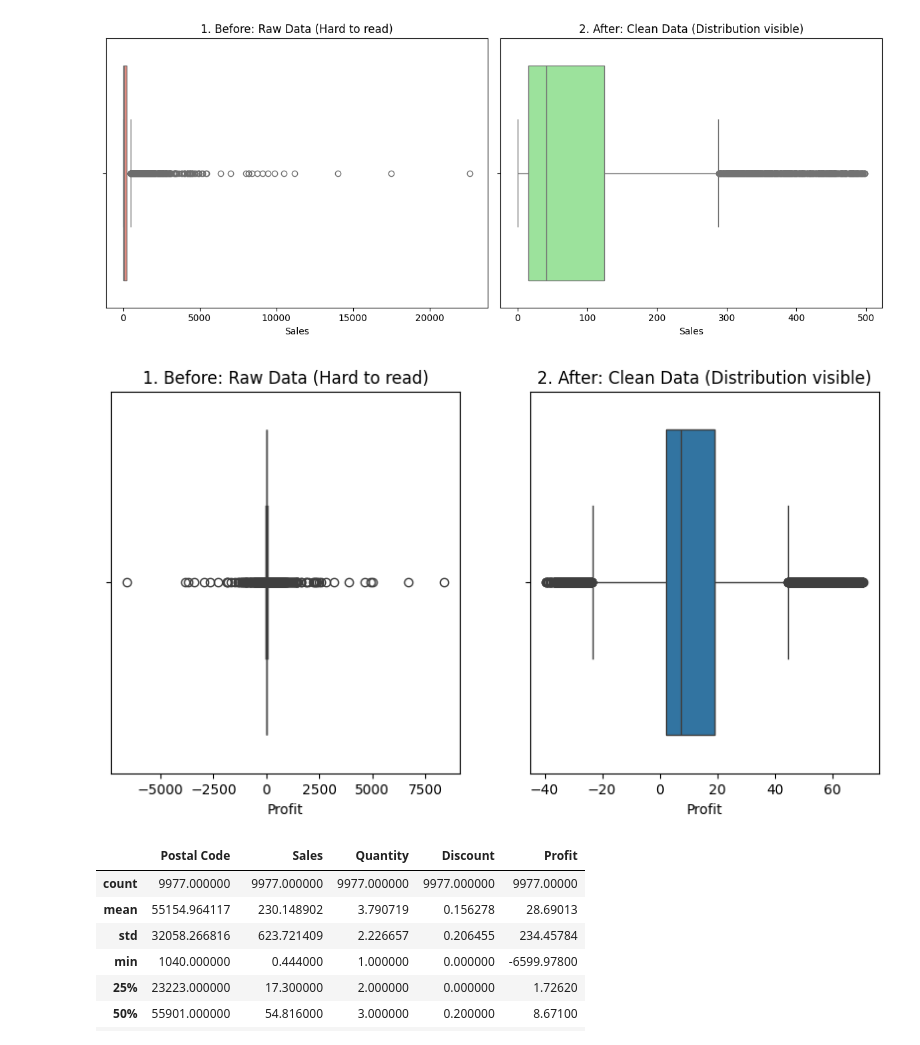
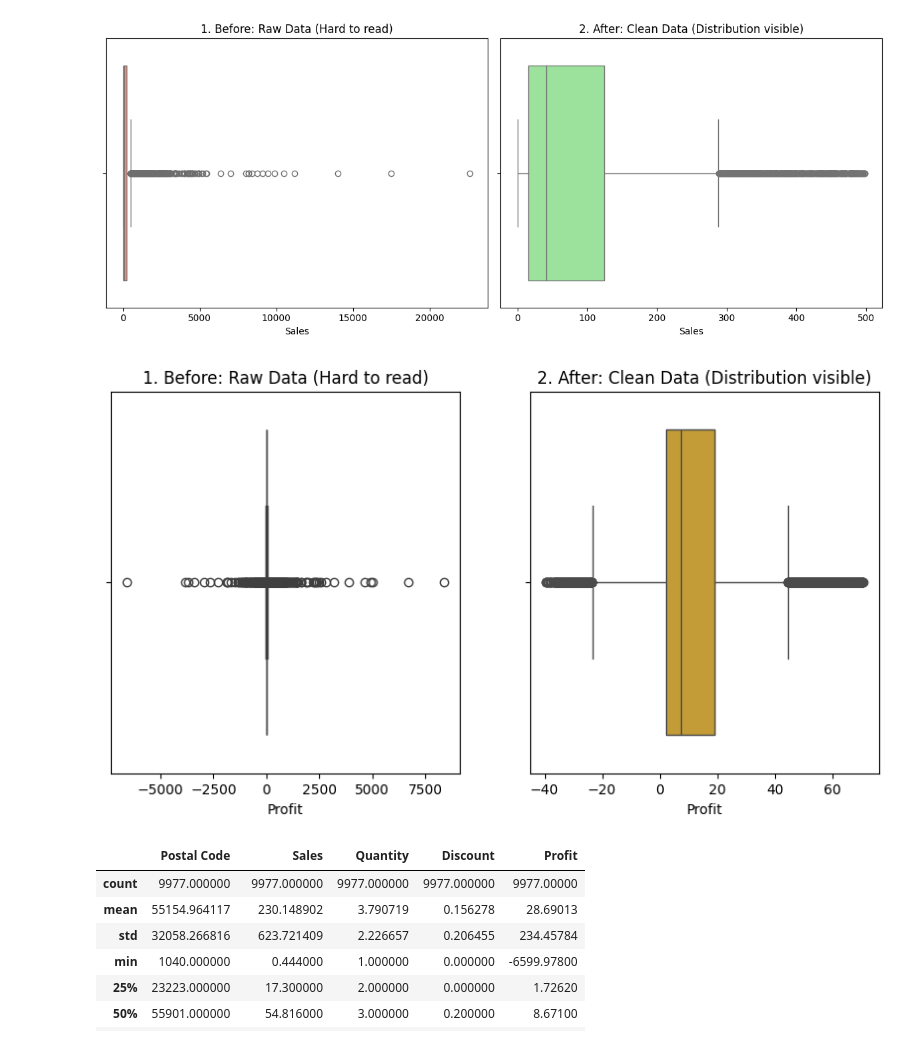
Before and after one commit to OA-Biswajit/Messy-Retail-Audit, a Jupyter notebook: Messy Retail Audit.ipynb, the cells around one changed output. Cells and saved outputs as stored; diff of their text form; code cells hidden in the pictures.

```diff
--- a/Messy Retail Audit.ipynb
+++ b/Messy Retail Audit.ipynb
@@ -259,25 +275,25 @@ Outliers Removed:   1167
 # %%
 import seaborn as sns
 import matplotlib.pyplot as plt
 
 fig, ax=plt.subplots(1,2,figsize=(10,5))
 sns.boxplot(x=df['Profit'],ax=ax[0])
 ax[0].set_title('1. Before: Raw Data (Hard to read)')
 ax[0].set_xlabel('Profit')
 
 Q1=df['Profit'].quantile(0.25)
 Q3=df['Profit'].quantile(0.75)
 IQR= Q3-Q1
 lower_bound= Q1 - 1.5*IQR
 upper_bound= Q3 + 1.5*IQR
 df_clean_Profit= df[(df['Profit']>= lower_bound) & (df['Profit']<=upper_bound)]
 
-sns.boxplot(x=df_clean_Profit['Profit'],ax=ax[1])
+sns.boxplot(x=df_clean_Profit['Profit'],ax=ax[1],color='goldenrod')
 ax[1].set_title('2. After: Clean Data (Distribution visible)')
 ax[1].set_xlabel('Profit')
 plt.show()
 # %% [output]
-[figure, old version]
+[figure, new version]
 # %%
 df.describe(include='number')
 # %% [output]
```
Also changed, not shown: parts of 11 cells of this notebook.
